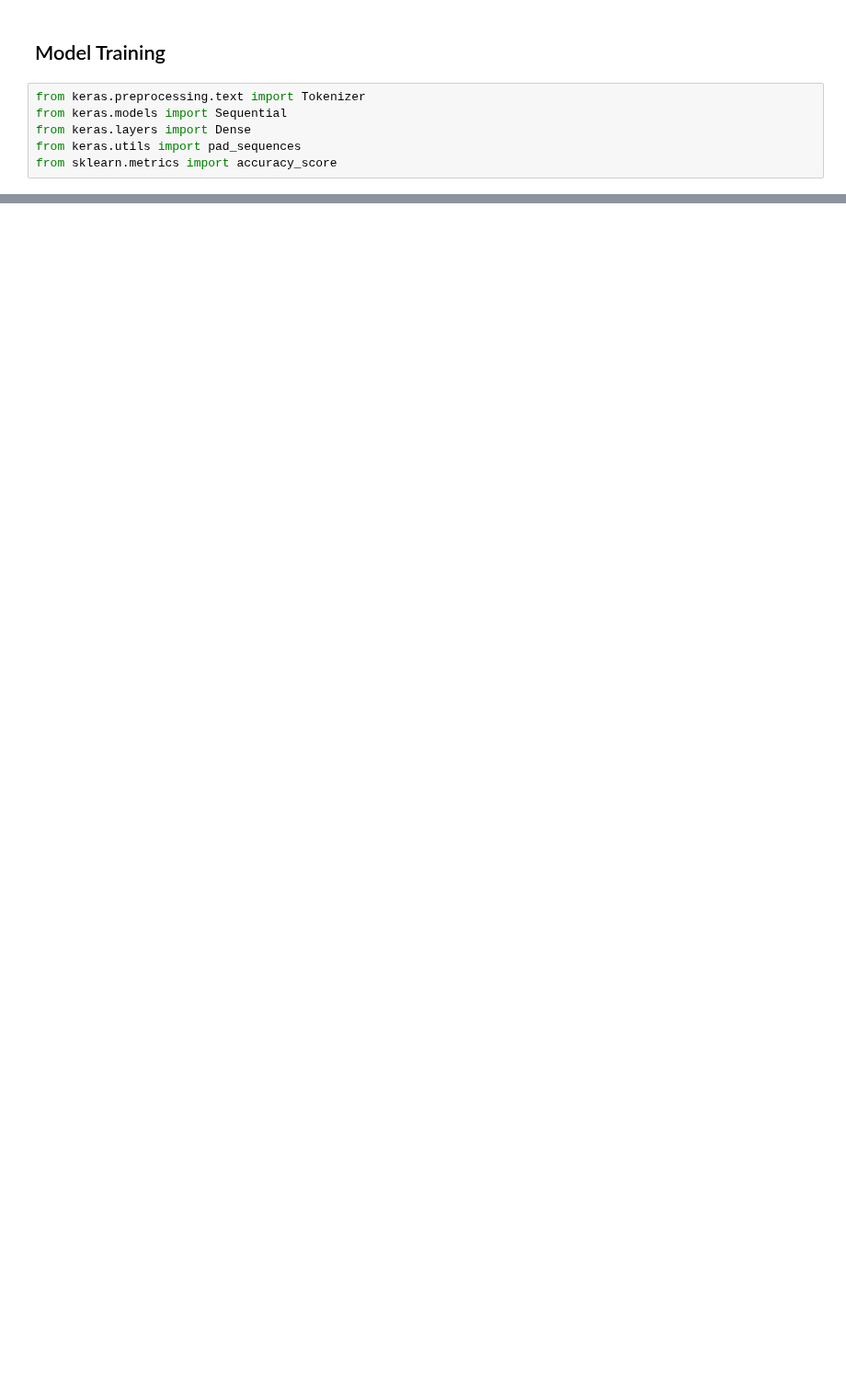
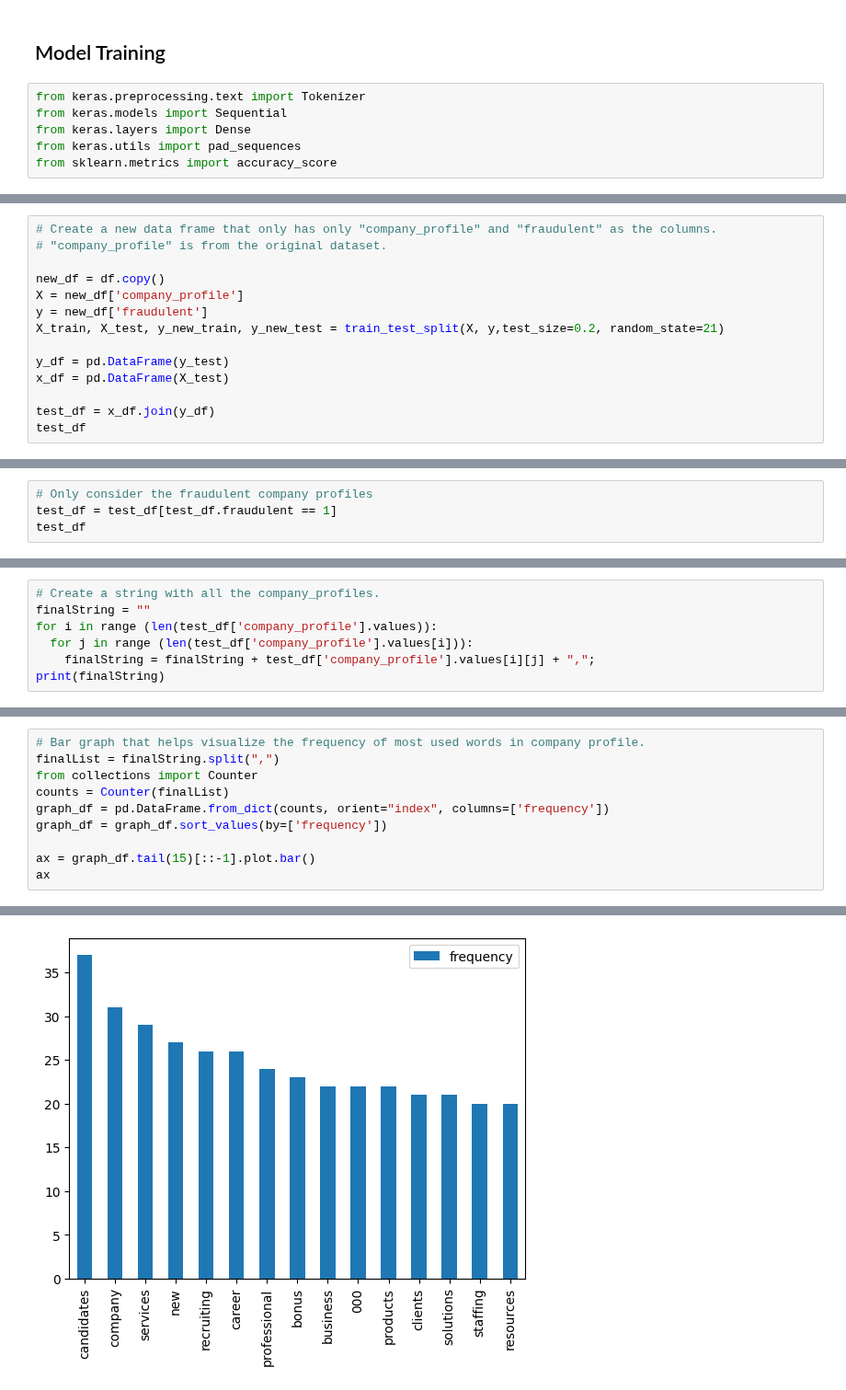
Before and after one commit to bhusserl-davis/ECS171-Group1-Project, a Jupyter notebook: project.ipynb, the cells around one changed output, grey strips where cells are left out. Shown at 92% size. Cells and saved outputs as stored; diff of their text form; blank space fills up the shorter version.

```diff
--- a/project.ipynb
+++ b/project.ipynb
@@ -408,0 +532,14 @@ Name: fraudulent, dtype: int64
+# %%
+# Create a new data frame that only has only "company_profile" and "fraudulent" as the columns.
+# "company_profile" is from the original dataset.
+
+new_df = df.copy()
+X = new_df['company_profile']
+y = new_df['fraudulent']
+X_train, X_test, y_new_train, y_new_test = train_test_split(X, y,test_size=0.2, random_state=21)
+
+y_df = pd.DataFrame(y_test)
+x_df = pd.DataFrame(X_test)
+
+test_df = x_df.join(y_df)
+test_df
@@ -408,0 +560,4 @@ Name: fraudulent, dtype: int64
+# %%
+# Only consider the fraudulent company profiles
+test_df = test_df[test_df.fraudulent == 1]
+test_df
@@ -408,0 +578,7 @@ Name: fraudulent, dtype: int64
+# %%
+# Create a string with all the company_profiles.
+finalString = ""
+for i in range (len(test_df['company_profile'].values)):
+  for j in range (len(test_df['company_profile'].values[i])):
+    finalString = finalString + test_df['company_profile'].values[i][j] + ",";
+print(finalString)
@@ -408,0 +587,11 @@ Name: fraudulent, dtype: int64
+# %%
+# Bar graph that helps visualize the frequency of most used words in company profile.
+finalList = finalString.split(",")
+from collections import Counter
+counts = Counter(finalList)
+graph_df = pd.DataFrame.from_dict(counts, orient="index", columns=['frequency'])
+graph_df = graph_df.sort_values(by=['frequency'])
+
+ax = graph_df.tail(15)[::-1].plot.bar()
+ax
+# %% [output]
@@ -408,0 +599 @@ Name: fraudulent, dtype: int64
+[figure, added]
```
Also changed, not shown: parts of 27 cells of this notebook.
